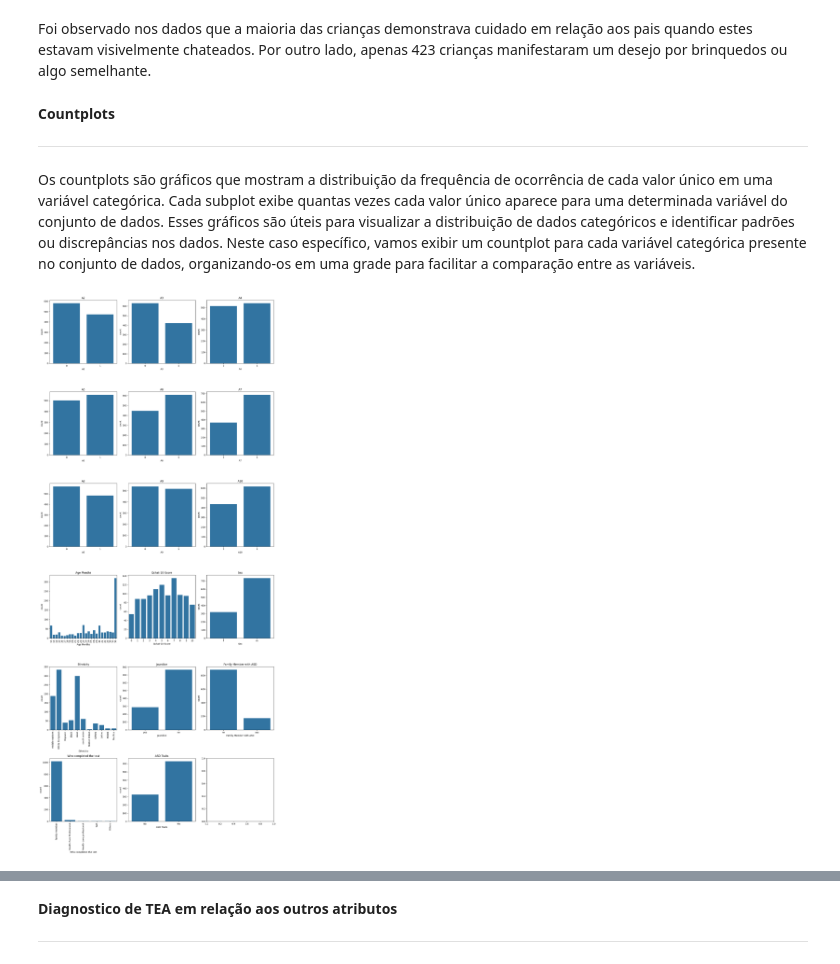
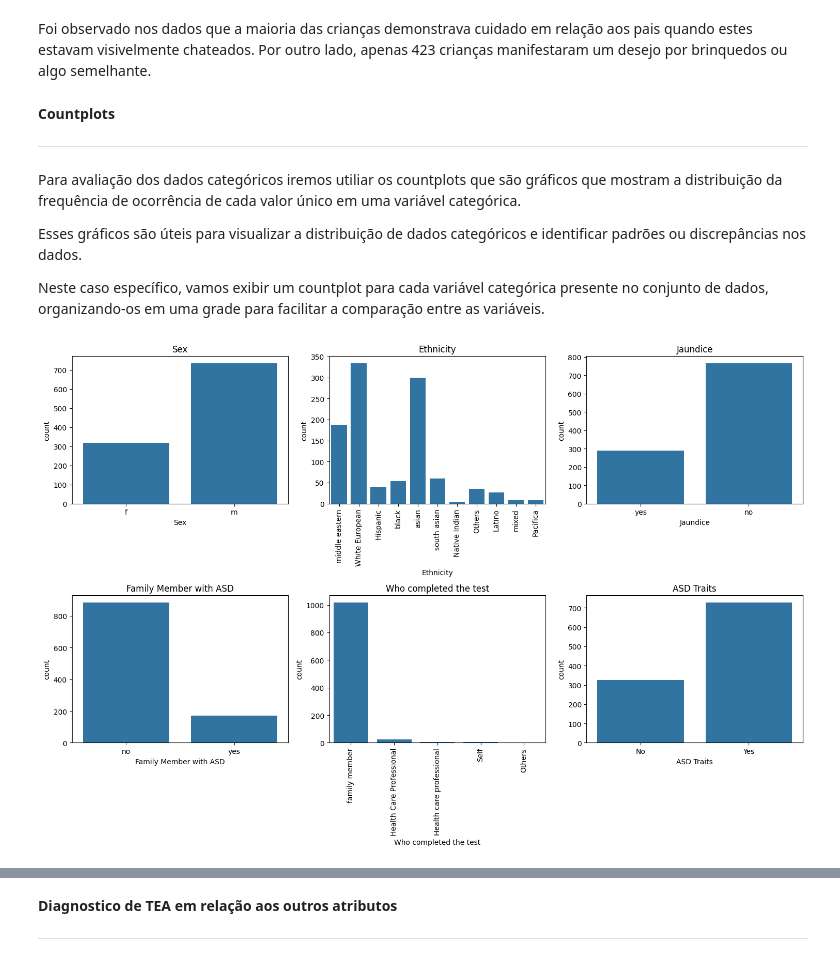
Before and after one commit to Clarana12/puc-ciencia-de-dados-e-analytics-mvp-sprint2, a Jupyter notebook: MVP_AnaClaraRodrigues.ipynb, the cells around one changed output, grey strips where cells are left out. Drawn from its saved outputs; the diff is of its cells as text; code cells hidden in the pictures.

```diff
--- a/MVP_AnaClaraRodrigues.ipynb
+++ b/MVP_AnaClaraRodrigues.ipynb
@@ -268,19 +301,25 @@ Foi observado nos dados que a maioria das crianças demonstrava cuidado em rela
 **Countplots**
 
 ---
-Os countplots são gráficos que mostram a distribuição da frequência de ocorrência de cada valor único em uma variável categórica. Cada subplot exibe quantas vezes cada valor único aparece para uma determinada variável do conjunto de dados. Esses gráficos são úteis para visualizar a distribuição de dados categóricos e identificar padrões ou discrepâncias nos dados. Neste caso específico, vamos exibir um countplot para cada variável categórica presente no conjunto de dados, organizando-os em uma grade para facilitar a comparação entre as variáveis.
+Para avaliação dos dados categóricos iremos utiliar os countplots que são gráficos que mostram a distribuição da frequência de ocorrência de cada valor único em uma variável categórica.
+
+Esses gráficos são úteis para visualizar a distribuição de dados categóricos e identificar padrões ou discrepâncias nos dados.
+
+Neste caso específico, vamos exibir um countplot para cada variável categórica presente no conjunto de dados, organizando-os em uma grade para facilitar a comparação entre as variáveis.
 # %%
-# Visualiação de countplots para cada atributo
+# Selecionar apenas as colunas categóricas
+categorical_columns = tea_data.select_dtypes(include=['object']).columns
 
-fig, axes = plt.subplots(6, 3, figsize=(15, 35))
+# Visualiação de countplots para cada atributo categórico
+fig, axes = plt.subplots(2, 3, figsize=(15, 10))
 
 axes = axes.ravel()
-for i, col in enumerate(tea_data.iloc[:,1:]):
+for i, col in enumerate(categorical_columns):
     sns.countplot(x=tea_data[col], ax=axes[i])
     axes[i].set_title(col)
     if col == "Who completed the test" or col == "Ethnicity" or col == "Age Months":
         axes[i].tick_params(axis="x", labelrotation=90)
 plt.tight_layout()
 plt.show()
 # %% [output]
-[figure, old version]
+[figure, new version]
```
Also changed, not shown: parts of 63 cells of this notebook.
